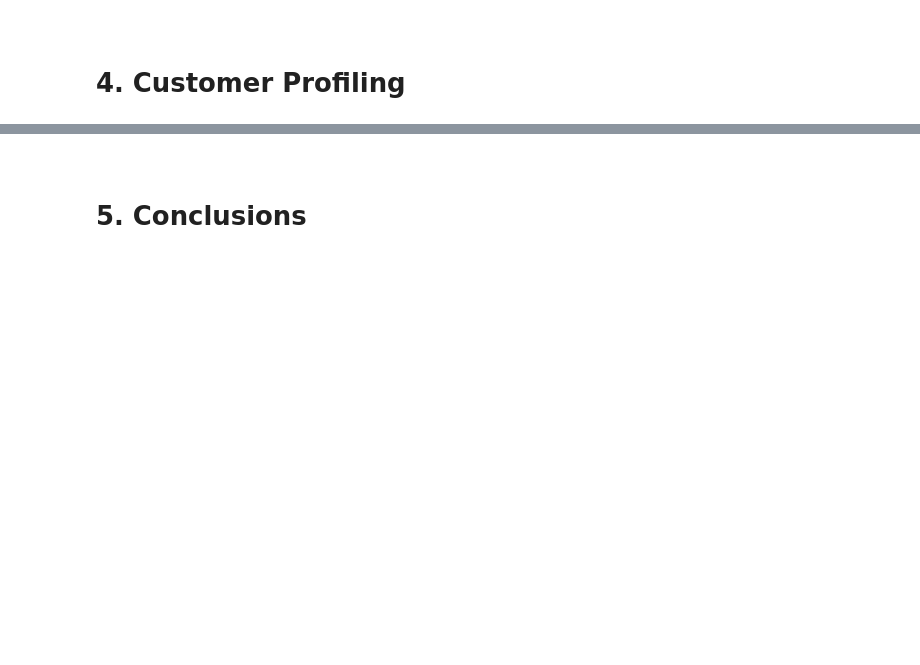
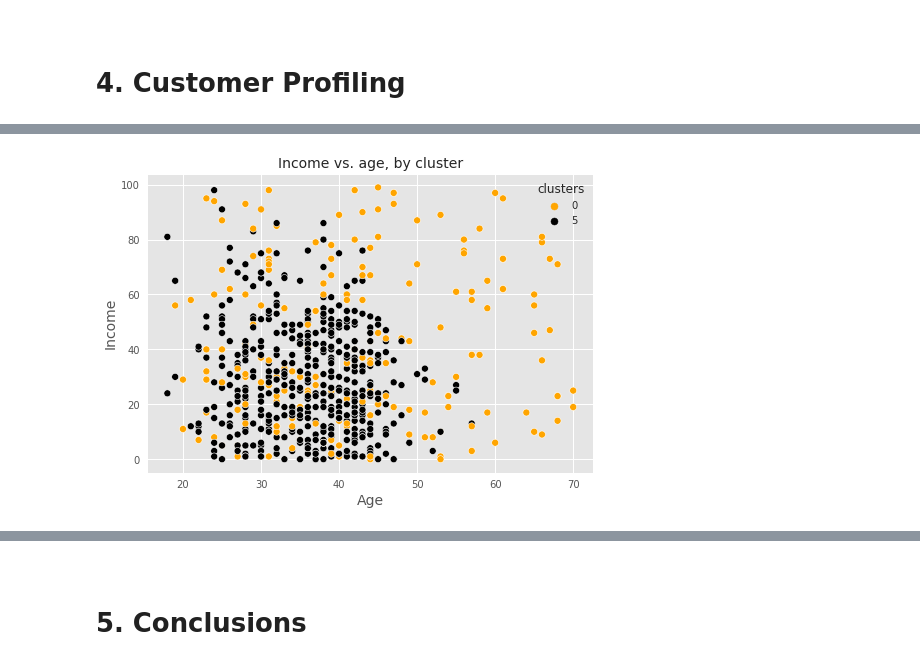
Before and after one commit to YMarcos/customer-analysis-profiling, a Jupyter notebook: customer-personality-analysis.ipynb, the cells around one changed output, grey strips where cells are left out. Drawn from its saved outputs; the diff is of its cells as text; code cells hidden in the pictures; blank space fills up the shorter version.

```diff
--- a/customer-personality-analysis.ipynb
+++ b/customer-personality-analysis.ipynb
@@ -716 +719,12 @@ plt.show()
+# %%
+df_graph = df.loc[df['clusters'].isin([0,5])]
+# %%
+ax = sns.scatterplot(data = df_graph,x=df_graph["age"], y=df_graph["Recency"],hue=df_graph["clusters"],
+                     palette=['orange','black'], legend='full')
+plt.title('Income vs. age, by cluster', size=14)
+plt.xlabel('Age', size=14)
+plt.ylabel('Income', size=14)
+plt.show()
+# %% [output]
+[figure, added]
 # %%
```
Also changed, not shown: parts of 22 cells of this notebook.
